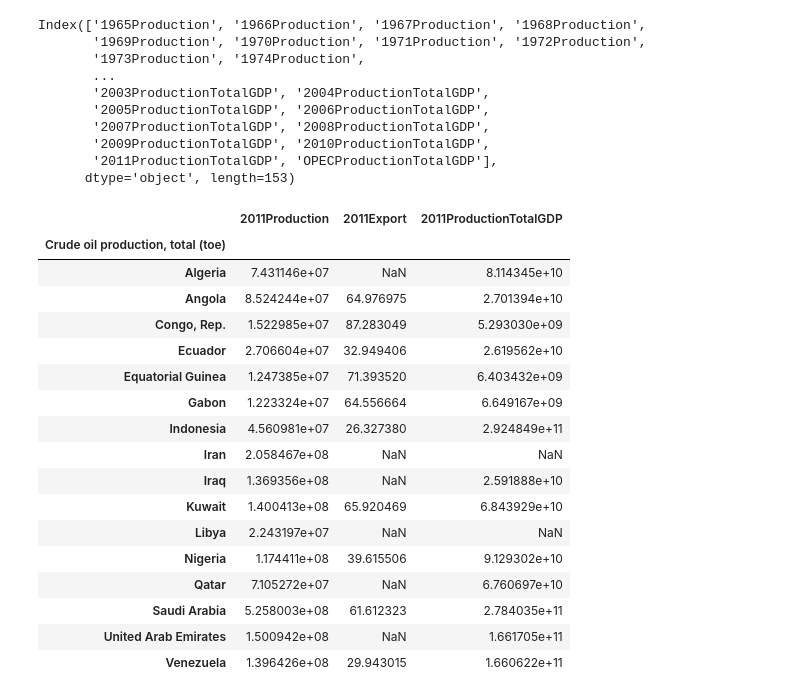
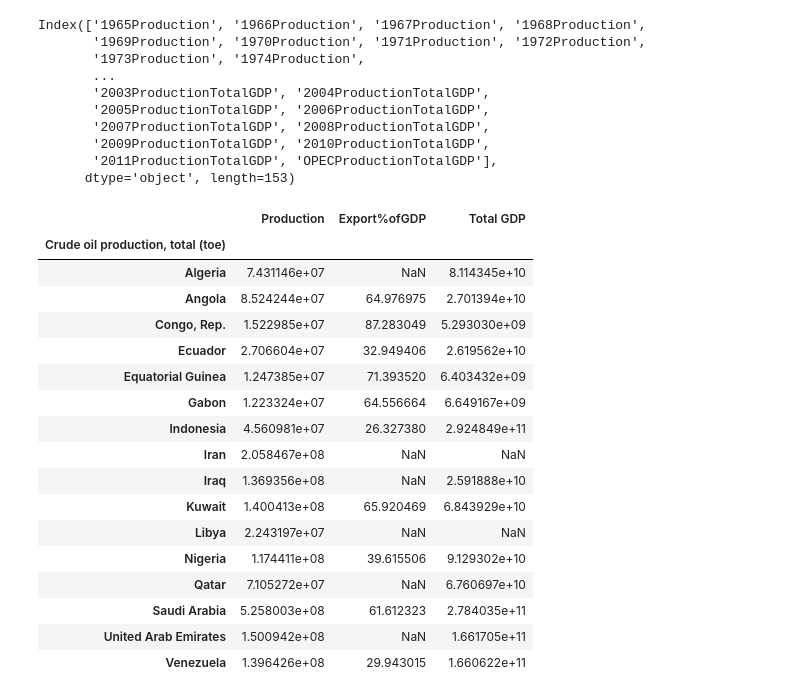
Before and after one commit to VonIgnia/C.DadosP1, a Jupyter notebook: Untitled.ipynb, the cells around one changed output. Drawn from its saved outputs; the diff is of its cells as text; code cells hidden in the pictures.

```diff
--- a/Untitled.ipynb
+++ b/Untitled.ipynb
@@ -96,23 +96,26 @@ Index(['1965Production', '1966Production', '1967Production', '1968Production',
        '2011ProductionTotalGDP', 'OPECProductionTotalGDP'],
       dtype='object', length=153)
 # %%
-df2.loc[:, ["2011Production", "2011Export","2011ProductionTotalGDP"]]
+tab2011=df2.loc[:, ["2011Production", "2011Export","2011ProductionTotalGDP"]]
-# %% [output]
-|  | 2011Production | 2011Export | 2011ProductionTotalGDP |
-| Crude oil production, total (toe) |  |  |  |
-| Algeria | 7.431146e+07 | NaN | 8.114345e+10 |
-| Angola | 8.524244e+07 | 64.976975 | 2.701394e+10 |
-| Congo, Rep. | 1.522985e+07 | 87.283049 | 5.293030e+09 |
-| Ecuador | 2.706604e+07 | 32.949406 | 2.619562e+10 |
-| Equatorial Guinea | 1.247385e+07 | 71.393520 | 6.403432e+09 |
-| Gabon | 1.223324e+07 | 64.556664 | 6.649167e+09 |
-| Indonesia | 4.560981e+07 | 26.327380 | 2.924849e+11 |
-| Iran | 2.058467e+08 | NaN | NaN |
-| Iraq | 1.369356e+08 | NaN | 2.591888e+10 |
-| Kuwait | 1.400413e+08 | 65.920469 | 6.843929e+10 |
-| Libya | 2.243197e+07 | NaN | NaN |
-| Nigeria | 1.174411e+08 | 39.615506 | 9.129302e+10 |
-| Qatar | 7.105272e+07 | NaN | 6.760697e+10 |
-| Saudi Arabia | 5.258003e+08 | 61.612323 | 2.784035e+11 |
-| United Arab Emirates | 1.500942e+08 | NaN | 1.661705e+11 |
-| Venezuela | 1.396426e+08 | 29.943015 | 1.660622e+11 |
+# %%
+tab2011.columns= ['Production','Export%ofGDP','Total GDP']
+tab2011
+# %% [output]
+|  | Production | Export%ofGDP | Total GDP |
+| Crude oil production, total (toe) |  |  |  |
+| Algeria | 7.431146e+07 | NaN | 8.114345e+10 |
+| Angola | 8.524244e+07 | 64.976975 | 2.701394e+10 |
+| Congo, Rep. | 1.522985e+07 | 87.283049 | 5.293030e+09 |
+| Ecuador | 2.706604e+07 | 32.949406 | 2.619562e+10 |
+| Equatorial Guinea | 1.247385e+07 | 71.393520 | 6.403432e+09 |
+| Gabon | 1.223324e+07 | 64.556664 | 6.649167e+09 |
+| Indonesia | 4.560981e+07 | 26.327380 | 2.924849e+11 |
+| Iran | 2.058467e+08 | NaN | NaN |
+| Iraq | 1.369356e+08 | NaN | 2.591888e+10 |
+| Kuwait | 1.400413e+08 | 65.920469 | 6.843929e+10 |
+| Libya | 2.243197e+07 | NaN | NaN |
+| Nigeria | 1.174411e+08 | 39.615506 | 9.129302e+10 |
+| Qatar | 7.105272e+07 | NaN | 6.760697e+10 |
+| Saudi Arabia | 5.258003e+08 | 61.612323 | 2.784035e+11 |
+| United Arab Emirates | 1.500942e+08 | NaN | 1.661705e+11 |
+| Venezuela | 1.396426e+08 | 29.943015 | 1.660622e+11 |
```
Also changed, not shown: 2 other files.
